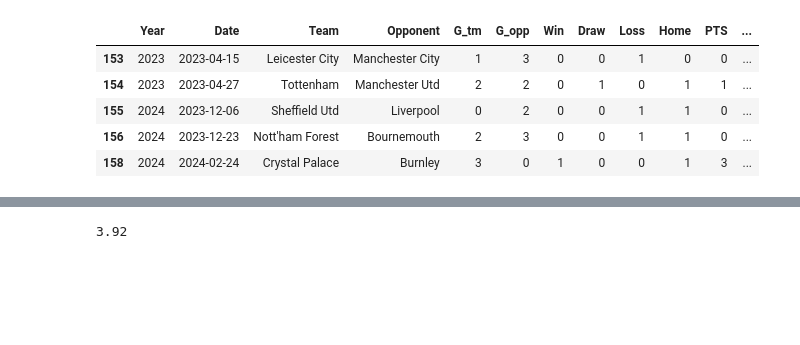
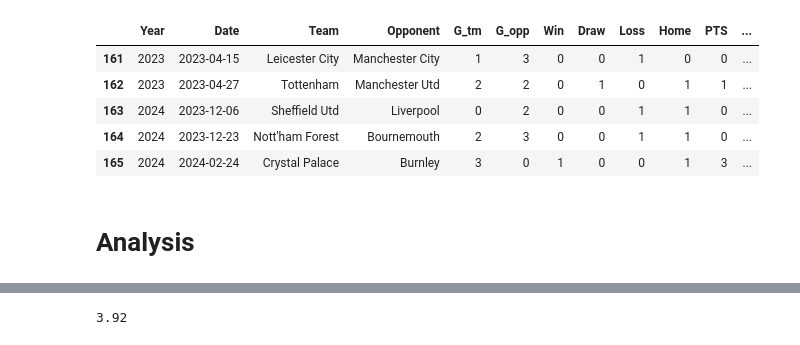
Before and after one commit to martinbog19/home-advantage, a Jupyter notebook: managerBounce.ipynb, the cells around one changed output, grey strips where cells are left out. Saved outputs shown, nothing was run; the diff lists cells and outputs as text; code cells hidden in the pictures; blank space fills up the shorter version.

```diff
--- a/managerBounce.ipynb
+++ b/managerBounce.ipynb
@@ -9,9 +12,9 @@ bounceTime = 5
 # %%
 # Load games
-games = pd.read_csv('data/Premier-League_2023-2024.csv')
+games = pd.read_csv('data/Premier-League_1995-2024.csv')
 games = games[['Year', 'Date', 'Home', 'Away', 'G_home', 'G_away', 'Home_W', 'Draw', 'Away_W']]
 games['Date'] = pd.to_datetime(games['Date'])
-# Duplicate each game
+# Duplicate each game -- home and away team
 teams = games['Home'].unique().tolist()
 concat_dfs = []
 for tm in teams :
@@ -23,10 +26,8 @@ for tm in teams :
     df_away = df_away.rename(columns = {'Home': 'Opponent', 'Away': 'Team', 'G_home': 'G_opp', 'G_away': 'G_tm', 'Home_W': 'Loss', 'Away_W': 'Win'})
     df_away['Home'] = 0
     concat_dfs.append(df_away)
-games = pd.concat(concat_dfs).sort_values('Date')
+games = pd.concat(concat_dfs).sort_values('Date').reset_index(drop = True)
 games['PTS'] = 3 * games['Win'] + games['Draw']
 # Rank team's games by date
 games['Wk'] = games.groupby(['Year', 'Team'])['Date'].rank()
-
-# Store time range of each season
-season_dates = games.groupby('Year')['Date'].min().reset_index().merge(games.groupby('Year')['Date'].max().reset_index(), on = 'Year', suffixes = ['_min', '_max'])
+games.head()
@@ -41,4 +52,13 @@ managers['From'] = pd.to_datetime(managers['From'].str.replace(r'\[[a-zA-Z]\]',
 # %%
+# Scrape table of Premier League managers
+url = 'https://en.wikipedia.org/wiki/List_of_Premier_League_managers'
+page = requests.get(url)
+soup = BeautifulSoup(page.content, 'html')
+table = soup.find_all('table')[1]
+managers = pd.read_html(str(table))[0][['Name', 'Club', 'From', 'Until', 'Years in League']]
+managers['From'] = pd.to_datetime(managers['From'].str.replace(r'\[[a-zA-Z]\]', '', regex = True))
+
+# Map club name to match FBref names
 club_map = {'Blackburn Rovers': 'Blackburn',
             'Bolton Wanderers': 'Bolton',
             'Brighton & Hove Albion': 'Brighton',
@@ -53,7 +73,6 @@ club_map = {'Blackburn Rovers': 'Blackburn',
             'West Bromwich Albion': 'West Brom',
             'West Ham United': 'West Ham',
             'Wolverhampton Wanderers': 'Wolves'}
-# Map club name to match FBref names
 managers['Club'] = managers['Club'].apply(lambda x: club_map.get(x) if x in club_map.keys() else x)
 
 # Get the date of manager's first game
@@ -64,8 +83,13 @@ def get_debut_date(row) :
         return min(following_dates)
     else :
         return np.nan # NaN if manager started later than 2023-24
+    # Note: managers how debuted before 2000 will be easily discarded as their first game would be in week 1
 
-# Apply the function to two columns
+# Get first game date of all managers
 managers['debut_date'] = managers.apply(get_debut_date, axis = 1)
 managers = managers.copy()[managers['debut_date'].notna()]
+
 managers = managers[['Name', 'Club', 'debut_date']]
+managers['caretaker'] = managers['Name'].apply(lambda x: '‡' in x)
+managers['Name'] = managers['Name'].str.replace(' ‡', '').str.replace(' †', '').str.replace(' §', '')
+managers.head()
@@ -78,24 +106,33 @@ debuts = debuts[(debuts['Wk'] > bounceTime) & (debuts['Wk'] <= 38 - bounceTime +
 # %%
-# Additionally, only keep debuts if where new manager played at least 5 games
+# Inner merge of games and manager debuts
+debuts = games.merge(managers.rename(columns = {'debut_date': 'Date', 'Club': 'Team'}), on = ['Date', 'Team'], how = 'inner')
+
+# Only keep debuts with enough games before and after
+debuts = debuts[(debuts['Wk'] > bounceTime) & (debuts['Wk'] <= 38 - bounceTime + 1)]
+
+# Additionally, only keep debuts if new manager played at least 'bounceTime' games
 dfs = []
 for _, df in debuts.groupby(['Year', 'Team']) :
     if len(df) > 1:
         #                  Checks if there is a new debut bouceTime away from a given debut
         df['valid'] = [1 - max([(x - w) < bounceTime and (x - w) > 0 for x in df['Wk']]) for w in df['Wk']]
         dfs.append(df[df['valid'] == 1].drop(columns = ['valid']))
     else :
         dfs.append(df)
 
 debuts = pd.concat(dfs).sort_values(['Year', 'Wk']).reset_index(drop = True)
+# If there are duplicates by team and debut date, it means a caretaker took charge but did not manage one game
 debuts['duplicated'] = debuts.duplicated(subset = ['Date', 'Team'], keep = False)
-debuts['caretaker'] = debuts['Name'].apply(lambda x: '‡' in x)
 debuts = debuts[(~debuts['duplicated']) | (~debuts['caretaker'])]
+debuts = debuts.drop(columns = ['duplicated', 'caretaker']).reset_index(drop = True)
 debuts.tail()
 # %% [output]
 |  | Year | Date | Team | Opponent | G_tm | G_opp | Win | Draw | Loss | Home | PTS | ... |
-| 153 | 2023 | 2023-04-15 | Leicester City | Manchester City | 1 | 3 | 0 | 0 | 1 | 0 | 0 | ... |
-| 154 | 2023 | 2023-04-27 | Tottenham | Manchester Utd | 2 | 2 | 0 | 1 | 0 | 1 | 1 | ... |
-| 155 | 2024 | 2023-12-06 | Sheffield Utd | Liverpool | 0 | 2 | 0 | 0 | 1 | 1 | 0 | ... |
-| 156 | 2024 | 2023-12-23 | Nott'ham Forest | Bournemouth | 2 | 3 | 0 | 0 | 1 | 1 | 0 | ... |
-| 158 | 2024 | 2024-02-24 | Crystal Palace | Burnley | 3 | 0 | 1 | 0 | 0 | 1 | 3 | ... |
+| 161 | 2023 | 2023-04-15 | Leicester City | Manchester City | 1 | 3 | 0 | 0 | 1 | 0 | 0 | ... |
+| 162 | 2023 | 2023-04-27 | Tottenham | Manchester Utd | 2 | 2 | 0 | 1 | 0 | 1 | 1 | ... |
+| 163 | 2024 | 2023-12-06 | Sheffield Utd | Liverpool | 0 | 2 | 0 | 0 | 1 | 1 | 0 | ... |
+| 164 | 2024 | 2023-12-23 | Nott'ham Forest | Bournemouth | 2 | 3 | 0 | 0 | 1 | 1 | 0 | ... |
+| 165 | 2024 | 2024-02-24 | Crystal Palace | Burnley | 3 | 0 | 1 | 0 | 0 | 1 | 3 | ... |
+# %% [markdown]
+# Analysis
 # %%
```
Also changed, not shown: parts of 29 cells of this notebook, 4 other files.
